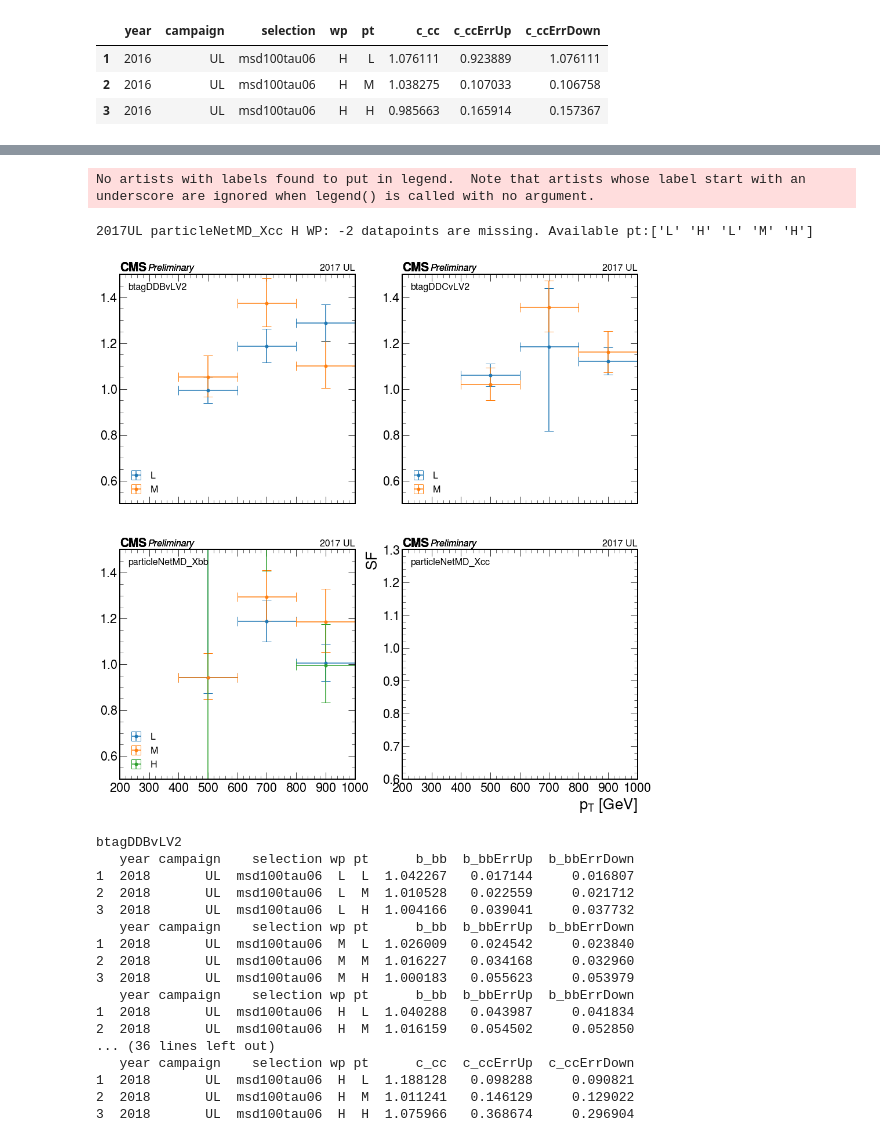
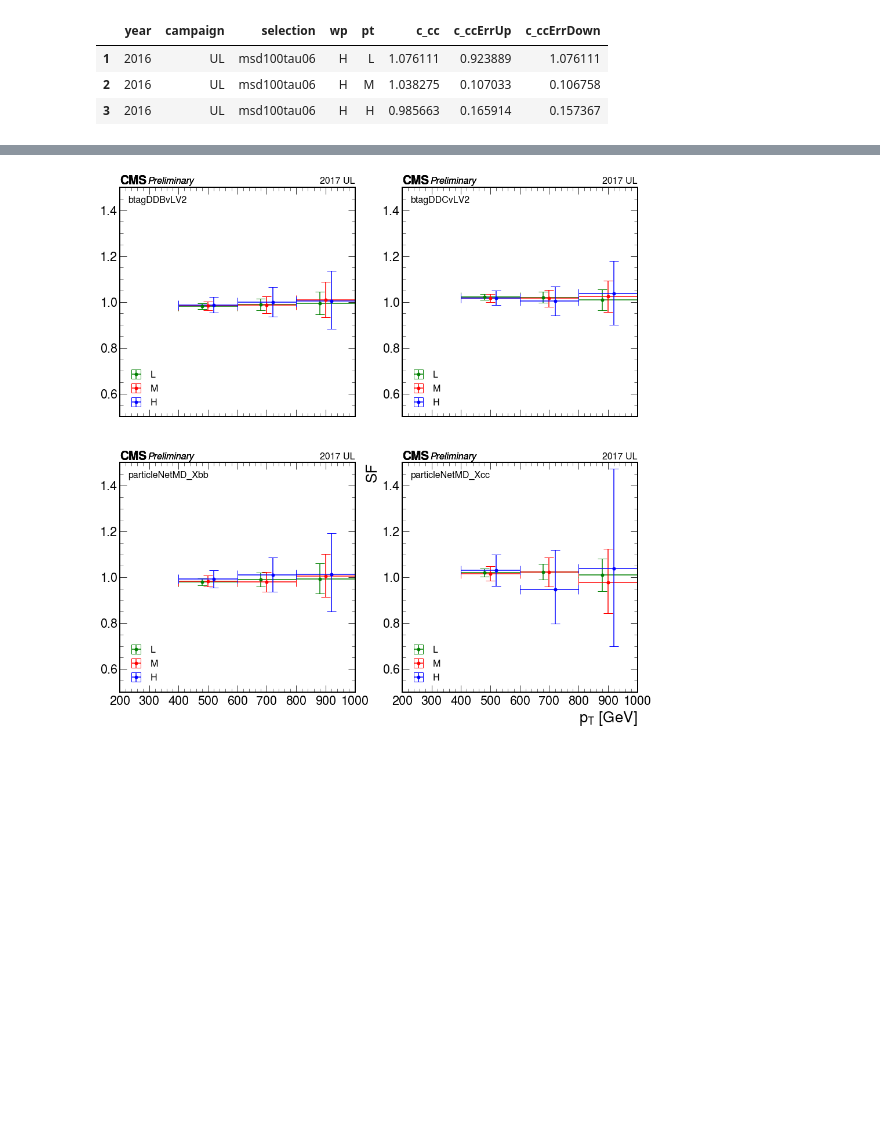
Before and after one commit to andrzejnovak/BTVNanoCommissioning, a Jupyter notebook: notebooks/plotSF_fromCSV.ipynb, the cells around one changed output, grey strips where cells are left out. Drawn from its saved outputs; the diff is of its cells as text; code cells hidden in the pictures; blank space fills up the shorter version.

```diff
--- a/notebooks/plotSF_fromCSV.ipynb
+++ b/notebooks/plotSF_fromCSV.ipynb
@@ -15,9 +15,14 @@ hep.style.use(hep.style.ROOT) # For now ROOT defaults to CMS
 folders = {
     '2016-PreVFP'  : '2016ULPre-VFP_FIXED_fixbkg',
     '2016-PostVFP' : '2016ULPost-VFP_FIXED_fixbkg',
-    '2017'         : '2017UL_FIXED_fixbkg',
-    '2018'         : '2018UL_FIXED_fixbkg'
+    '2017'         : '2017UL_FIXED_fixbkg_v02',
+    '2018'         : '2018UL_FIXED_fixbkg_v02'
 }
+
+outdir = "/work/mmarcheg/BTVNanoCommissioning/plots/UltraLegacySF"
+
+if not os.path.exists(outdir):
+    os.makedirs(outdir)
 
 filename = "/work/mmarcheg/BTVNanoCommissioning/fitdir/2016ULPre-VFP/msd100tau06btagDDCvLV2Hwp/fitResultsHwp.csv"
 df = pd.read_csv(filename, usecols=['year', 'campaign', 'selection', 'wp', 'pt', 'c_cc', 'c_ccErrUp', 'c_ccErrDown'])
@@ -31,7 +40,21 @@ df
 # %%
 fontsize = 16
+verbose = False
+
+pt_offset = {
+    'L' : -20,
+    'M' : 0,
+    'H' : 20
+}
+
+wp_color = {
+    'L' : 'green',
+    'M' : 'red',
+    'H' : 'blue',
+}
 
 for key in folders.keys():
+#for key in ['2016-PreVFP']:
     folder = folders[key]
     year = key.split('-')[0]
     fig, axes = plt.subplots(2,2, figsize=[16,16], sharex=True)
@@ -44,7 +67,8 @@ for key in folders.keys():
         text = tagger
         at = AnchoredText(text, loc='upper left', prop={'fontsize' : fontsize}, frameon=False)
         axes[int(i/2)][i%2].add_artist(at)
-        print(tagger)
+        if verbose:
+            print(tagger)
         for wp in [ 'L', 'M', 'H' ]:
 
             SF = None
@@ -62,7 +86,8 @@ for key in folders.keys():
             #try: df = pd.read_csv(filename, usecols=['year', 'campaign', 'selection', 'wp', 'pt', f'{POI}', f'{POI}ErrUp', f'{POI}ErrDown'])
             #except: print(filename)
             df = df[df['pt'] != 'Inclusive']
-            print(df)
+            if verbose:
+                print(df)
 
             year = str(df['year'].values[0])
             campaign = df['campaign'].values[0]
@@ -70,11 +95,16 @@ for key in folders.keys():
             hep.cms.text("Preliminary", ax=axes[int(i/2),i%2], loc=0, fontsize=fontsize)
             ptbinning = PtBinning[campaign][year]
 
-            SF = df[POI].values
-            SFerr = np.array( (df[f'{POI}ErrDown'].values, df[f'{POI}ErrUp'].values) )
+            #SF = df[POI].values
+            #SFerr = np.array( (df[f'{POI}ErrDown'].values, df[f'{POI}ErrUp'].values) )
 
             pt = []
-            pterr = []
+            #pterr = []
+            pterrDown = []
+            pterrUp = []
+            SF = []
+            SFerrDown = []
+            SFerrUp = []
             for wpt in ptbinning.keys():
                 if wpt == 'M+H': continue
                 pt_low, pt_high = ptbinning[wpt]
@@ -82,20 +112,30 @@ for key in folders.keys():
                     pt_center = 900
                 else:
                     pt_center = np.mean((pt_low, pt_high))
-                pt_err = pt_center - pt_low
-                pt.append(pt_center)
-                pterr.append(pt_err)
+                #pt_err = pt_center - pt_low
+                pt_err_down = pt_center - pt_low + pt_offset[wp]
+                pt_err_up = pt_center - pt_low - pt_offset[wp]
+                pt.append(pt_center + pt_offset[wp])
+                #pterr.append(pt_err)
+                pterrDown.append(pt_err_down)
+                pterrUp.append(pt_err_up)
+                SF.append( df[df['pt'] == wpt][POI].values[0] )
+                SFerrDown.append( df[df['pt'] == wpt][f'{POI}ErrDown'].values[0] )
+                SFerrUp.append( df[df['pt'] == wpt][f'{POI}ErrUp'].values[0] )
+            pterr = np.array( (np.array(pterrDown), np.array(pterrUp)) )
+            SFerr = np.array( (np.array(SFerrDown), np.array(SFerrUp)) )
 
             if len(SF) != len(pt):
                 print(f"\n{year}{campaign} {tagger} {wp} WP: {len(pt) - len(SF)} datapoints are missing. Available pt:", end='')
                 print(df['pt'].values, end='\n\n')
                 continue
 
-            axes[int(i/2),i%2].errorbar(pt, SF, xerr=pterr, yerr=SFerr, capsize=8, linestyle='', marker='o', markersize=5, label=wp)
+            axes[int(i/2),i%2].errorbar(pt, SF, xerr=pterr, yerr=SFerr, capsize=8, linestyle='', marker='o', markersize=5, color=wp_color[wp], label=wp)
             axes[int(i/2),i%2].set_ylim(0.5, 1.5)
         axes[int(i/2),i%2].legend(loc="lower left", fontsize=fontsize)
         #plt.show()
         #axes[i/2,i%2].close()
+    plt.savefig(os.path.join(outdir, f"SF_UL_{key}.png"), dpi=400, format="png")
     plt.show()
     plt.close()
 # %% [output]
@@ -155,20 +144 @@ btagDDBvLV2
-No artists with labels found to put in legend.  Note that artists whose label start with an underscore are ignored when legend() is called with no argument.
-2017UL particleNetMD_Xcc H WP: -2 datapoints are missing. Available pt:['L' 'H' 'L' 'M' 'H']
-[figure, old version]
+[figure, new version]
-btagDDBvLV2
-   year campaign    selection wp pt      b_bb  b_bbErrUp  b_bbErrDown
-1  2018       UL  msd100tau06  L  L  1.042267   0.017144     0.016807
-2  2018       UL  msd100tau06  L  M  1.010528   0.022559     0.021712
-3  2018       UL  msd100tau06  L  H  1.004166   0.039041     0.037732
-   year campaign    selection wp pt      b_bb  b_bbErrUp  b_bbErrDown
-1  2018       UL  msd100tau06  M  L  1.026009   0.024542     0.023840
-2  2018       UL  msd100tau06  M  M  1.016227   0.034168     0.032960
-3  2018       UL  msd100tau06  M  H  1.000183   0.055623     0.053979
-   year campaign    selection wp pt      b_bb  b_bbErrUp  b_bbErrDown
-1  2018       UL  msd100tau06  H  L  1.040288   0.043987     0.041834
-2  2018       UL  msd100tau06  H  M  1.016159   0.054502     0.052850
-... (36 lines left out)
-   year campaign    selection wp pt      c_cc  c_ccErrUp  c_ccErrDown
-1  2018       UL  msd100tau06  H  L  1.188128   0.098288     0.090821
-2  2018       UL  msd100tau06  H  M  1.011241   0.146129     0.129022
-3  2018       UL  msd100tau06  H  H  1.075966   0.368674     0.296904
```
Also changed, not shown: parts of 3 cells of this notebook.
